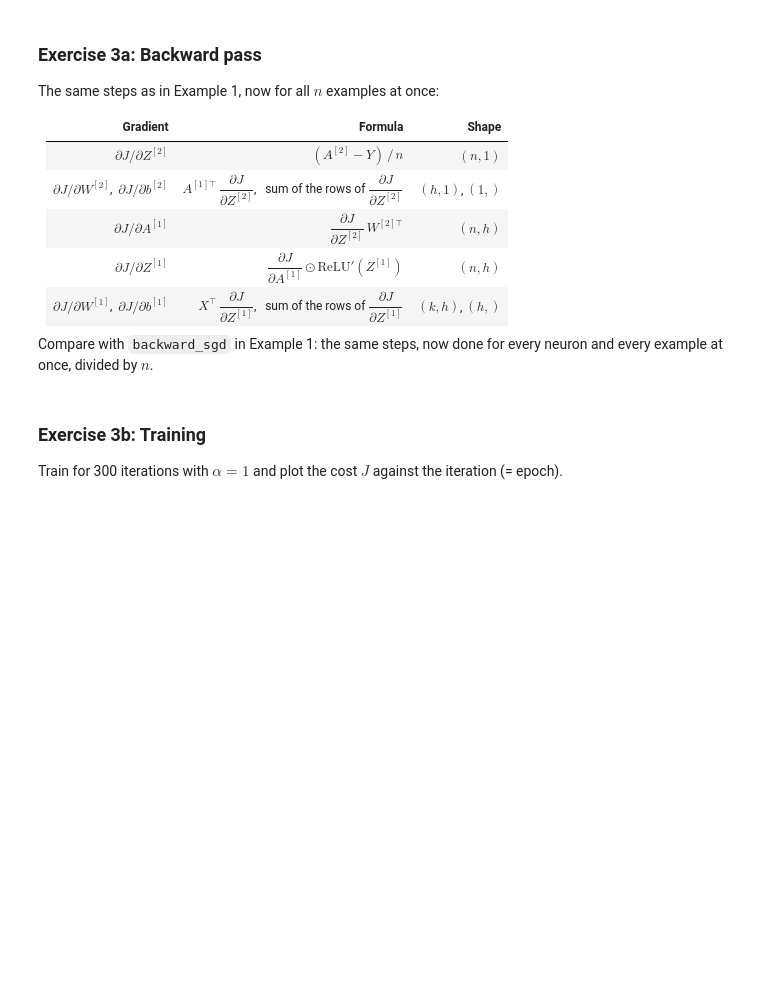
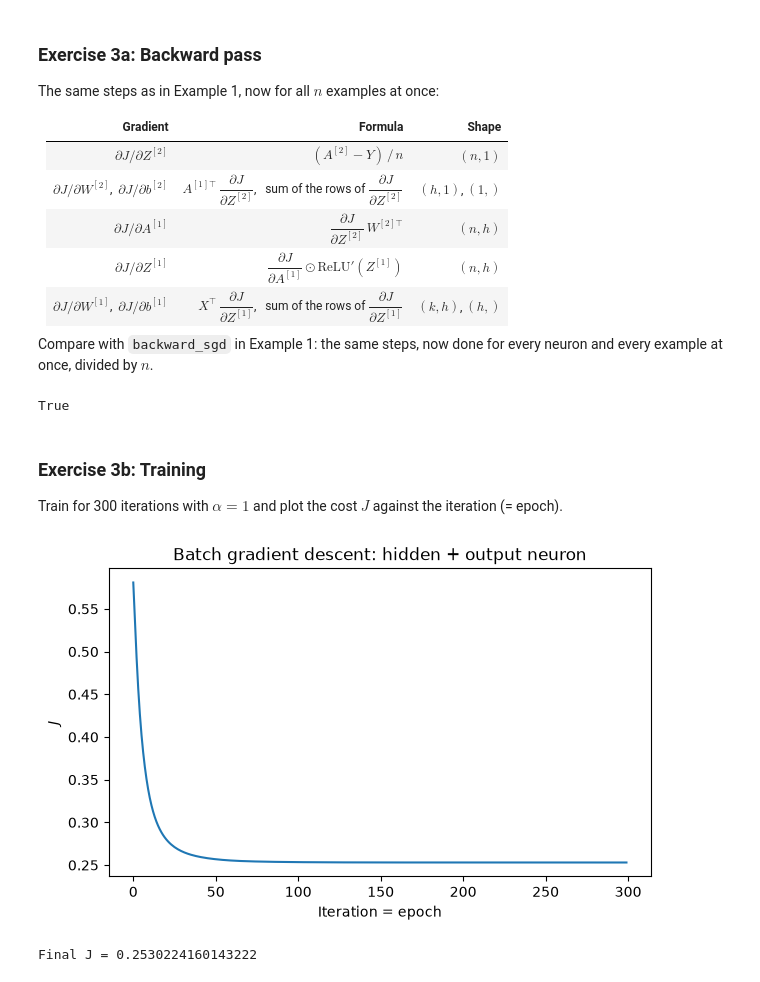
Before and after one commit to izaanabdali/machine_learning_SPC_5003, a Jupyter notebook: Week 6/Tutorial_6_Clean.ipynb, the cells around one changed output. Cells and saved outputs as stored; diff of their text form; code cells hidden in the pictures; blank space fills up the shorter version.

```diff
--- a/Week 6/Tutorial_6_Clean.ipynb
+++ b/Week 6/Tutorial_6_Clean.ipynb
@@ -382,21 +392,23 @@ def backward_batch(X, Y, W2, Z1, A1, A2):
     """Gradients of J for all n examples. Returns dJ/dW1, dJ/db1, dJ/dW2, dJ/db2."""
     n = len(X)
     # TODO: output neuron
-    dJdZ2 = None
-    dJdW2 = None
-    dJdb2 = None
+    dJdZ2 = (A2 - Y) / n
+    dJdW2 = A1.T @ dJdZ2
+    dJdb2 = np.sum(dJdZ2, axis=0)
     # TODO: back through W2 and the ReLU
-    dJdA1 = None
-    dJdZ1 = None
+    dJdA1 = dJdZ2 @ W2.T
+    dJdZ1 = dJdA1 * (Z1 > 0)
     # TODO: hidden neuron
-    dJdW1 = None
-    dJdb1 = None
+    dJdW1 = X.T @ dJdZ1
+    dJdb1 = np.sum(dJdZ1, axis=0)
     return dJdW1, dJdb1, dJdW2, dJdb2
 # %%
 # Check your answer (should print True)
 J_batch = lambda W1, b1, W2, b2: cost_batch(X, Y, W1, b1, W2, b2)
 grads = backward_batch(X, Y, W2_start, Z1, A1, A2)
 print(gradients_match(grads, numerical_gradients(J_batch, W1_start, b1_start, W2_start, b2_start)))
+# %% [output]
+True
 # %% [markdown]
 ### Exercise 3b: Training
 
@@ -404,19 +416,28 @@ Train for 300 iterations with $\alpha = 1$ and plot the cost $J$ against the ite
 # %%
 alpha = 1.0
 n_iterations = 300
 
 W1, b1, W2, b2 = W1_start.copy(), b1_start.copy(), W2_start.copy(), b2_start.copy()
 costs = []
 
 for iteration in range(n_iterations):
     # TODO: forward pass, backward pass, update all four parameters, then append the cost J to costs
-    pass
+    Z1, A1, Z2, A2 = forward_batch(X, W1, b1, W2, b2)
+    dJdW1, dJdb1, dJdW2, dJdb2 = backward_batch(X, Y, W2, Z1, A1, A2)
+    W1 -= alpha * dJdW1
+    b1 -= alpha * dJdb1
+    W2 -= alpha * dJdW2
+    b2 -= alpha * dJdb2
+    costs.append(cost_batch(X, Y, W1, b1, W2, b2))
 
 fig, ax = plt.subplots(figsize=(7, 4))
 ax.plot(costs)
 ax.set_xlabel("Iteration = epoch")
 ax.set_ylabel("$J$")
 ax.set_title("Batch gradient descent: hidden + output neuron")
 plt.show()
 
 print("Final J =", costs[-1] if costs else None)
+# %% [output]
+[figure, added]
+Final J = 0.2530224160143222
```
Also changed, not shown: parts of 6 cells of this notebook, 3 other files.
